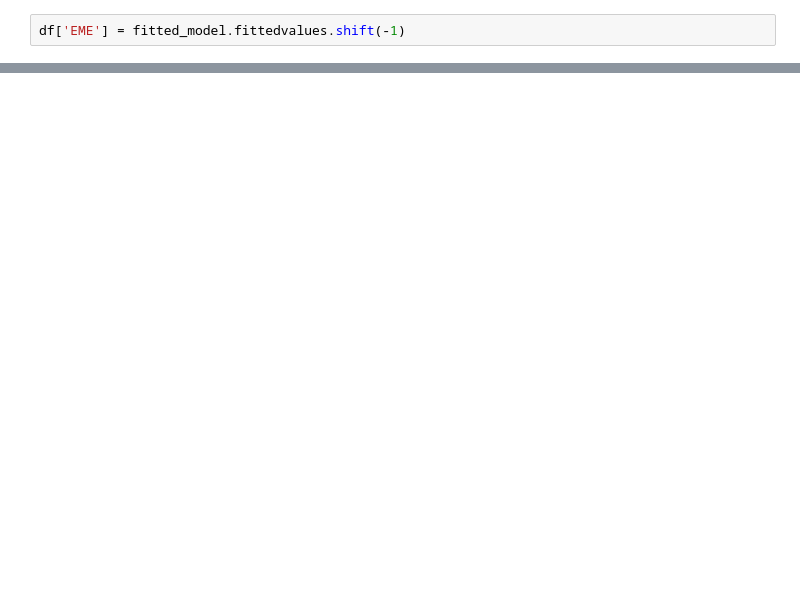
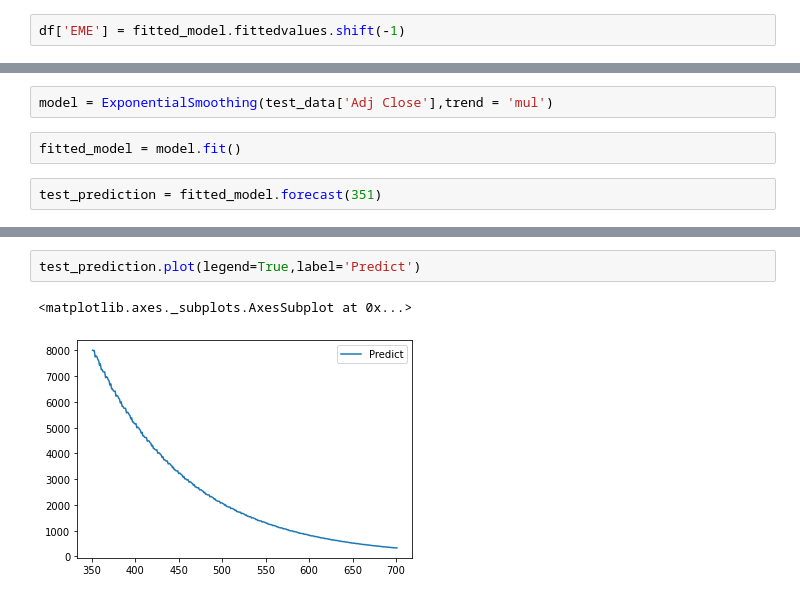
Before and after one commit to jesvin1/Basics, a Jupyter notebook: Nifty_Prediction.ipynb, the cells around one changed output, grey strips where cells are left out. Saved outputs shown, nothing was run; the diff lists cells and outputs as text; blank space fills up the shorter version.

```diff
--- a/Nifty_Prediction.ipynb
+++ b/Nifty_Prediction.ipynb
@@ -493,0 +492,6 @@ df.head()
+# %%
+model = ExponentialSmoothing(test_data['Adj Close'],trend = 'mul')
+# %%
+fitted_model = model.fit()
+# %%
+test_prediction = fitted_model.forecast(351)
@@ -493,0 +519,5 @@ df.head()
+# %%
+test_prediction.plot(legend=True,label='Predict')
+# %% [output]
+<matplotlib.axes._subplots.AxesSubplot at 0x...>
+[figure, added]
```
Also changed, not shown: parts of 25 cells of this notebook.
